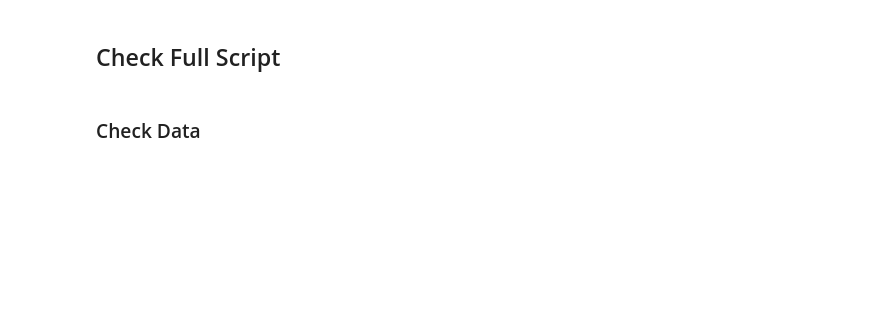
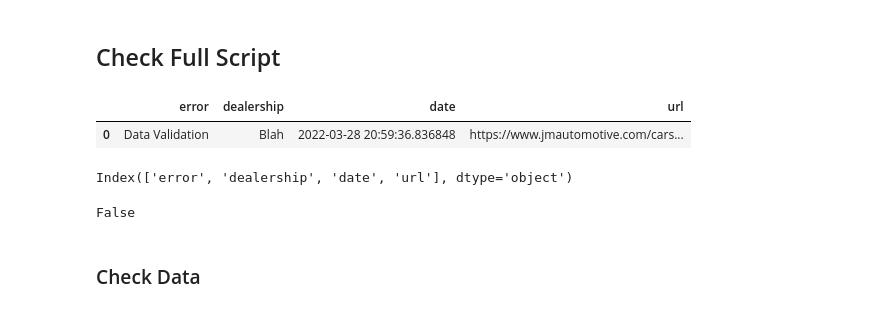
Before and after one commit to dkimhw/inventory-insights, a Jupyter notebook: explore_dealership.ipynb, the cells around one changed output. Cells and saved outputs as stored; diff of their text form; code cells hidden in the pictures; blank space fills up the shorter version.

```diff
--- a/explore_dealership.ipynb
+++ b/explore_dealership.ipynb
@@ -463,5 +479,24 @@ pi.clean_text_data(
 # %% [markdown]
 ## Check Full Script
+# %%
+error_df = pd.DataFrame()
+error_df.at[0, 'error'] = 'Data Validation'
+error_df.at[0, 'dealership'] = 'Blah'
+error_df.at[0, 'date'] = datetime.now(tz = None)
+error_df.at[0, 'url'] = URL
+# %%
+error_df
+# %% [output]
+|  | error | dealership | date | url |
+| 0 | Data Validation | Blah | 2022-03-28 20:59:36.836848 | https://www.jmautomotive.com/cars... |
+# %%
+error_df.columns
+# %% [output]
+Index(['error', 'dealership', 'date', 'url'], dtype='object')
+# %%
+'error' in error_df.columns
+# %% [output]
+False
 # %% [markdown]
 ### Check Data
 # %%
```
Also changed, not shown: parts of 28 cells of this notebook, 10 other files.
